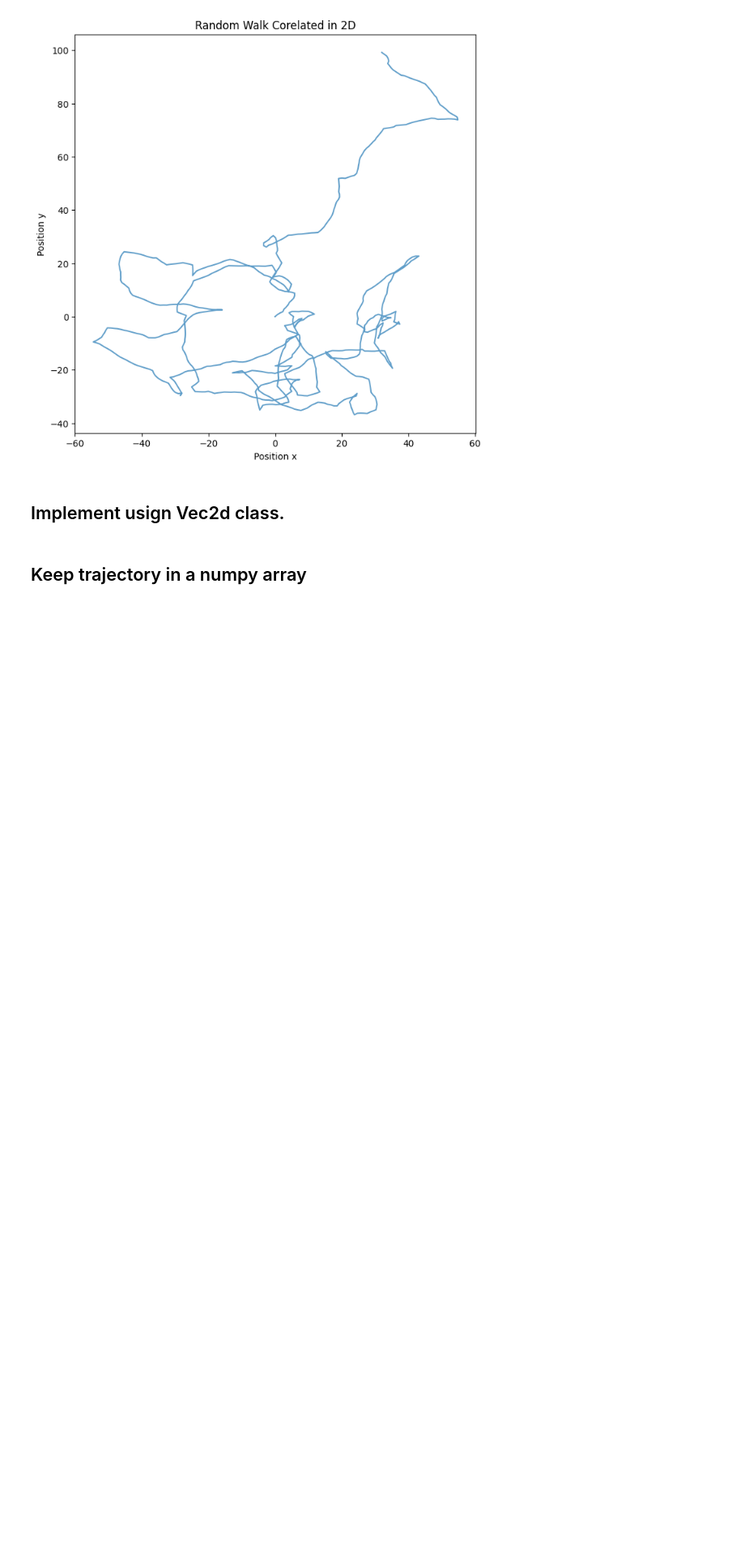
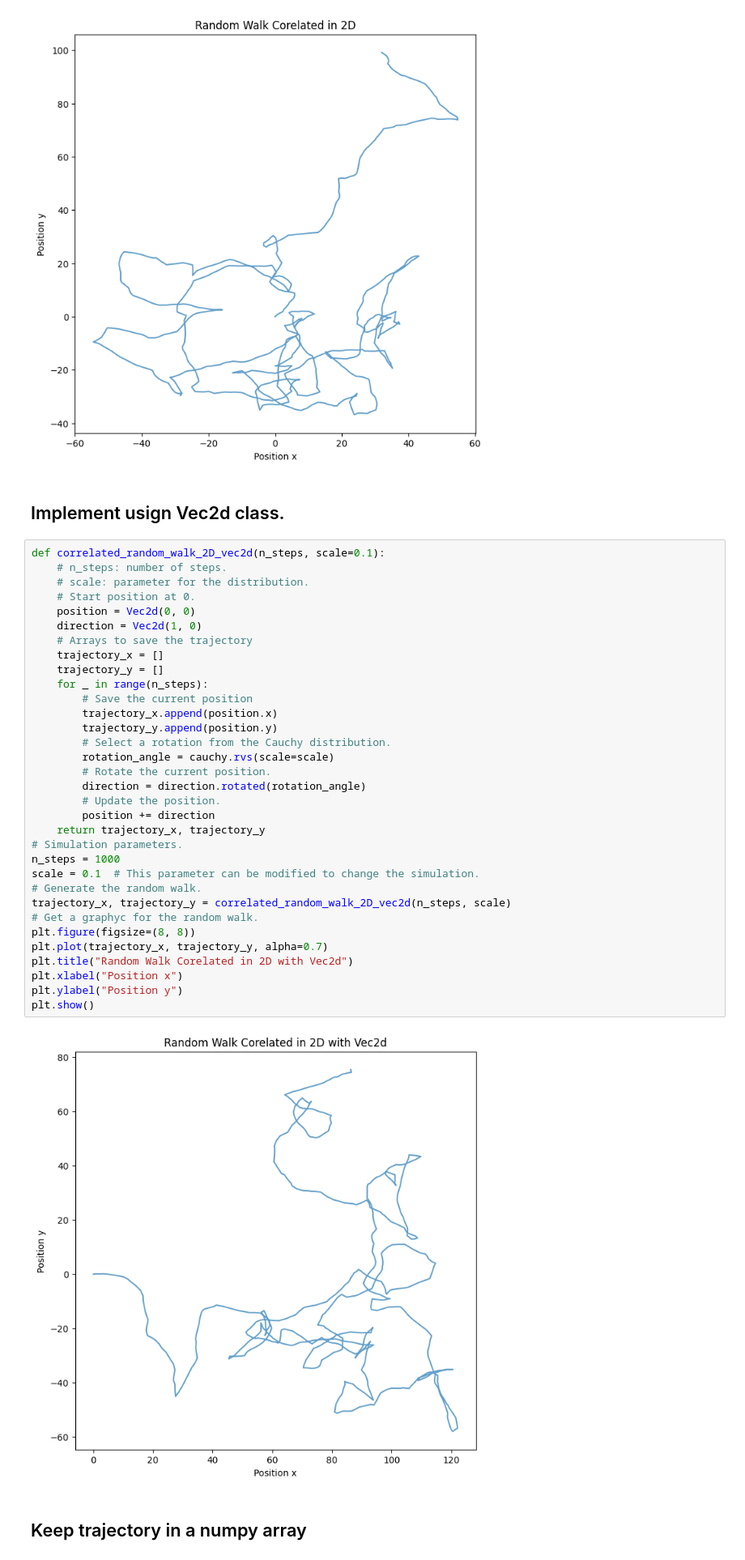
Before and after one commit to OmarGudi/Random_Walks_BrownianMotion, a Jupyter notebook: Random Walks_Correlated.ipynb, the cells around one changed output. Shown: that part at 81% size. Saved outputs shown, nothing was run; the diff lists cells and outputs as text; blank space fills up the shorter version.

Commit message:
Second commit for the second point for activity number 2.

```diff
--- a/Random Walks_Correlated.ipynb
+++ b/Random Walks_Correlated.ipynb
@@ -92,6 +92,41 @@ plt.show()
 [figure]
 # %% [markdown]
 ## Implement usign Vec2d class.
+# %%
+def correlated_random_walk_2D_vec2d(n_steps, scale=0.1):
+    # n_steps: number of steps.
+    # scale: parameter for the distribution.
+    # Start position at 0.
+    position = Vec2d(0, 0)
+    direction = Vec2d(1, 0)
+    # Arrays to save the trajectory
+    trajectory_x = []
+    trajectory_y = []
+    for _ in range(n_steps):
+        # Save the current position
+        trajectory_x.append(position.x)
+        trajectory_y.append(position.y)
+        # Select a rotation from the Cauchy distribution.
+        rotation_angle = cauchy.rvs(scale=scale)
+        # Rotate the current position.
+        direction = direction.rotated(rotation_angle)
+        # Update the position.
+        position += direction
+    return trajectory_x, trajectory_y
+# Simulation parameters.
+n_steps = 1000
+scale = 0.1  # This parameter can be modified to change the simulation.
+# Generate the random walk.
+trajectory_x, trajectory_y = correlated_random_walk_2D_vec2d(n_steps, scale)
+# Get a graphyc for the random walk.
+plt.figure(figsize=(8, 8))
+plt.plot(trajectory_x, trajectory_y, alpha=0.7)
+plt.title("Random Walk Corelated in 2D with Vec2d")
+plt.xlabel("Position x")
+plt.ylabel("Position y")
+plt.show()
+# %% [output]
+[figure, added]
 # %% [markdown]
 ## Keep trajectory in a numpy array
 # %% [markdown]
```
Also changed, not shown: parts of 1 cell of this notebook.
